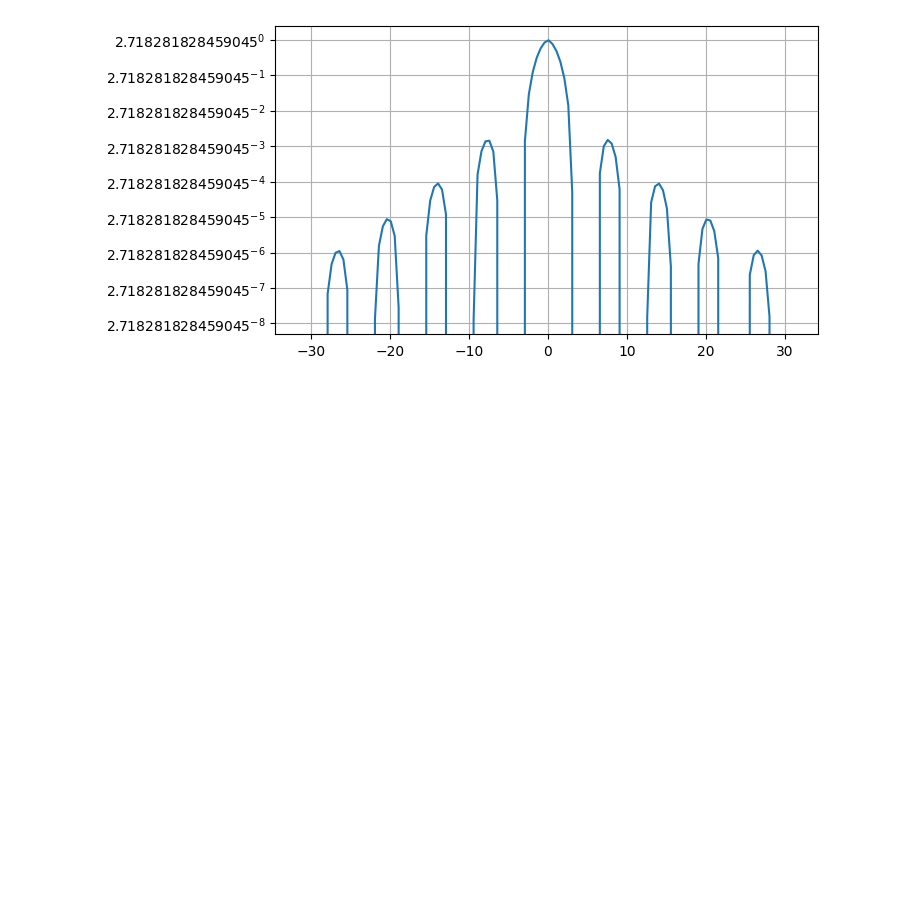
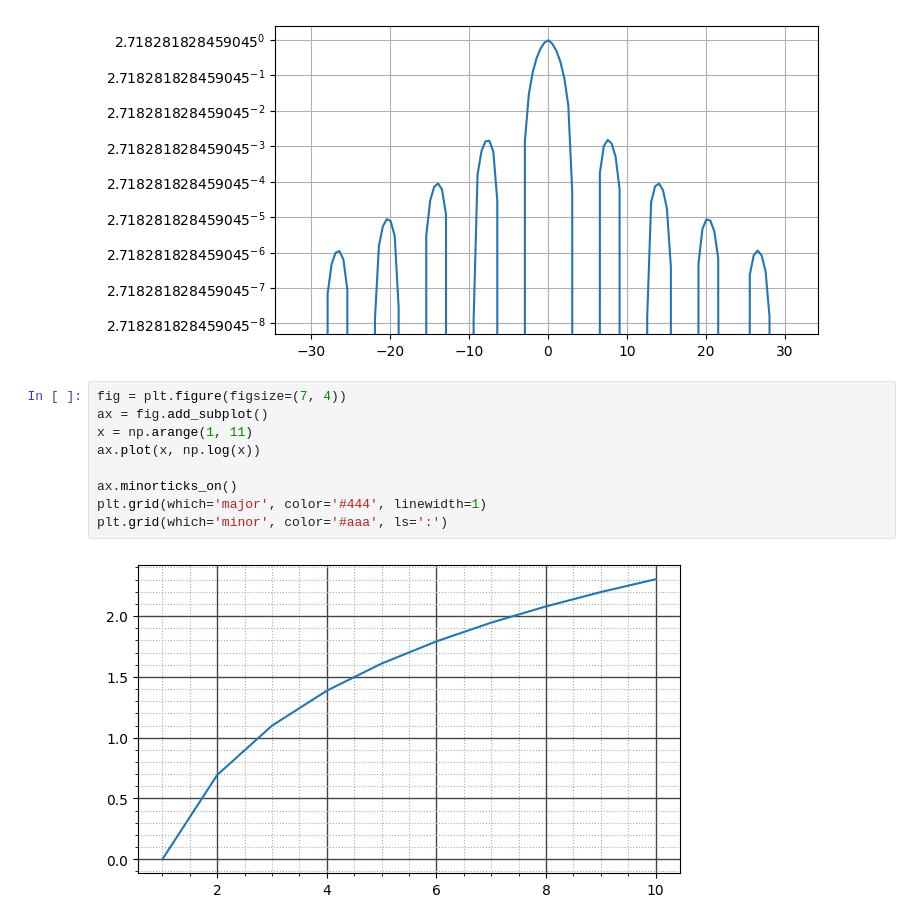
Before and after one commit to crissyro/base-of-DS, a Jupyter notebook: Basic of matplotlib.ipynb, the cells around one changed output. Drawn from its saved outputs; the diff is of its cells as text; blank space fills up the shorter version.

```diff
--- a/Basic of matplotlib.ipynb
+++ b/Basic of matplotlib.ipynb
@@ -316,3 +316,14 @@ ax.set_yscale('log', base=np.e)
 ax.grid()
 # %% [output]
 [figure]
+# %%
+fig = plt.figure(figsize=(7, 4))
+ax = fig.add_subplot()
+x = np.arange(1, 11)
+ax.plot(x, np.log(x))
+
+ax.minorticks_on()
+plt.grid(which='major', color='#444', linewidth=1)
+plt.grid(which='minor', color='#aaa', ls=':')
+# %% [output]
+[figure, added]
```
Also changed, not shown: parts of 2 cells of this notebook.
